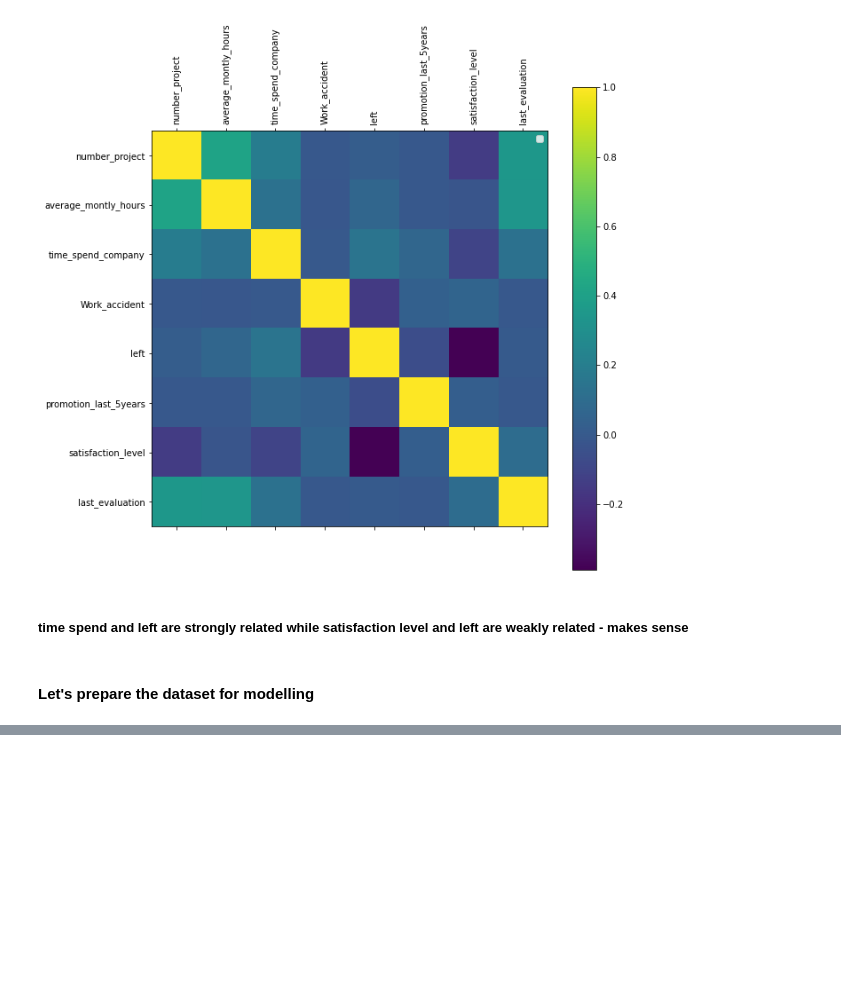
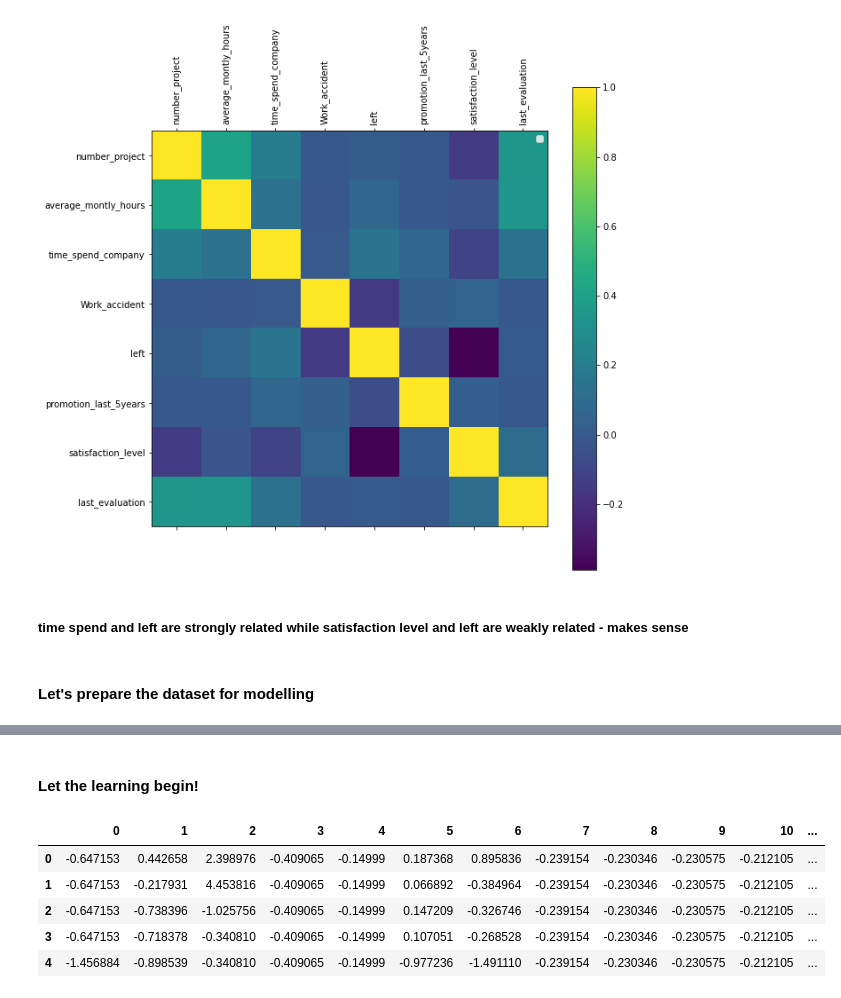
Before and after one commit to keto08/Employee-Retention-Analysis, a Jupyter notebook: Employee_Retention.ipynb, the cells around one changed output, grey strips where cells are left out. Saved outputs shown, nothing was run; the diff lists cells and outputs as text; code cells hidden in the pictures; blank space fills up the shorter version.

```diff
--- a/Employee_Retention.ipynb
+++ b/Employee_Retention.ipynb
@@ -212,3 +212,9 @@ No handles with labels found to put in legend.
 ##### time spend and left are strongly related while satisfaction level and left are weakly related - makes sense
 # %% [markdown]
 #### Let's prepare the dataset for modelling
+# %%
+#One Hot Encoding on Categorical Data
+
+categorial = ['department','salary']
+main_df_final = pd.get_dummies(main_df_final, columns=categorial, drop_first=True)
+main_df_final.head()
@@ -214,0 +248,29 @@ No handles with labels found to put in legend.
+# %% [markdown]
+#### Let the learning begin!
+# %%
+from sklearn.model_selection import train_test_split
+
+# Remove the label values from training data
+X = main_df_final.drop(['left'],axis=1).values
+
+# Assign those label values to Y dataset
+y = main_df_final['left'].values
+# %%
+X_train, X_test, y_train, y_test = train_test_split(X, y, test_size=0.3)
+# %%
+# Normalize the data
+from sklearn.preprocessing import StandardScaler
+
+sc = StandardScaler()
+X_train = sc.fit_transform(X_train)
+X_test = sc.transform(X_test)
+# %%
+df_train = pd.DataFrame(X_train)
+df_train.head()
+# %% [output]
+|  | 0 | 1 | 2 | 3 | 4 | 5 | 6 | 7 | 8 | 9 | 10 | ... |
+| 0 | -0.647153 | 0.442658 | 2.398976 | -0.409065 | -0.14999 | 0.187368 | 0.895836 | -0.239154 | -0.230346 | -0.230575 | -0.212105 | ... |
+| 1 | -0.647153 | -0.217931 | 4.453816 | -0.409065 | -0.14999 | 0.066892 | -0.384964 | -0.239154 | -0.230346 | -0.230575 | -0.212105 | ... |
+| 2 | -0.647153 | -0.738396 | -1.025756 | -0.409065 | -0.14999 | 0.147209 | -0.326746 | -0.239154 | -0.230346 | -0.230575 | -0.212105 | ... |
+| 3 | -0.647153 | -0.718378 | -0.340810 | -0.409065 | -0.14999 | 0.107051 | -0.268528 | -0.239154 | -0.230346 | -0.230575 | -0.212105 | ... |
+| 4 | -1.456884 | -0.898539 | -0.340810 | -0.409065 | -0.14999 | -0.977236 | -1.491110 | -0.239154 | -0.230346 | -0.230575 | -0.212105 | ... |
```
Also changed, not shown: parts of 23 cells of this notebook.
